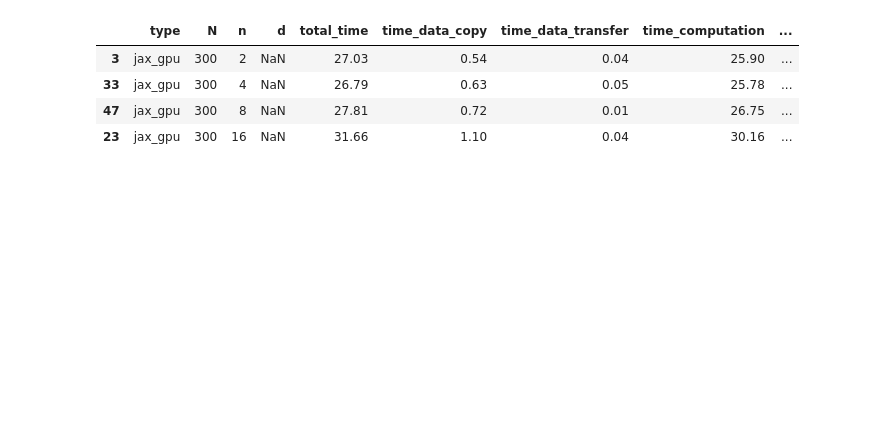
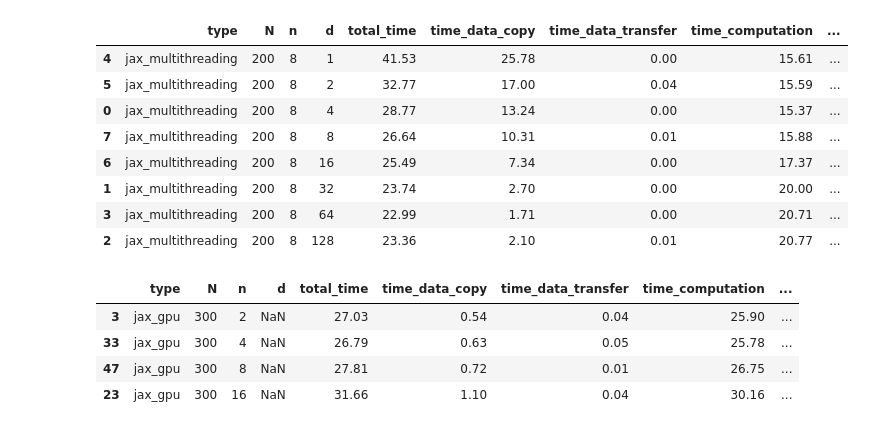
Before and after one commit to a-latyshev/dolfinx-external-operator, a Jupyter notebook: jax-gpu/analysis.ipynb, the cells around one changed output. Cells and saved outputs as stored; diff of their text form; code cells hidden in the pictures; blank space fills up the shorter version.

```diff
--- a/jax-gpu/analysis.ipynb
+++ b/jax-gpu/analysis.ipynb
@@ -30,3 +42,15 @@ data.head()
+# %%
+data[cols].sort_values("d")
+# %% [output]
+|  | type | N | n | d | total_time | time_data_copy | time_data_transfer | time_computation | ... |
+| 4 | jax_multithreading | 200 | 8 | 1 | 41.53 | 25.78 | 0.00 | 15.61 | ... |
+| 5 | jax_multithreading | 200 | 8 | 2 | 32.77 | 17.00 | 0.04 | 15.59 | ... |
+| 0 | jax_multithreading | 200 | 8 | 4 | 28.77 | 13.24 | 0.00 | 15.37 | ... |
+| 7 | jax_multithreading | 200 | 8 | 8 | 26.64 | 10.31 | 0.01 | 15.88 | ... |
+| 6 | jax_multithreading | 200 | 8 | 16 | 25.49 | 7.34 | 0.00 | 17.37 | ... |
+| 1 | jax_multithreading | 200 | 8 | 32 | 23.74 | 2.70 | 0.00 | 20.00 | ... |
+| 3 | jax_multithreading | 200 | 8 | 64 | 22.99 | 1.71 | 0.00 | 20.71 | ... |
+| 2 | jax_multithreading | 200 | 8 | 128 | 23.36 | 2.10 | 0.01 | 20.77 | ... |
 # %%
 df_filter = (data["type"] == "jax_gpu") & (data["N"] == 300)
 df_slice = data[df_filter].sort_values("n")
```
Also changed, not shown: parts of 4 cells of this notebook, 2 other files.
